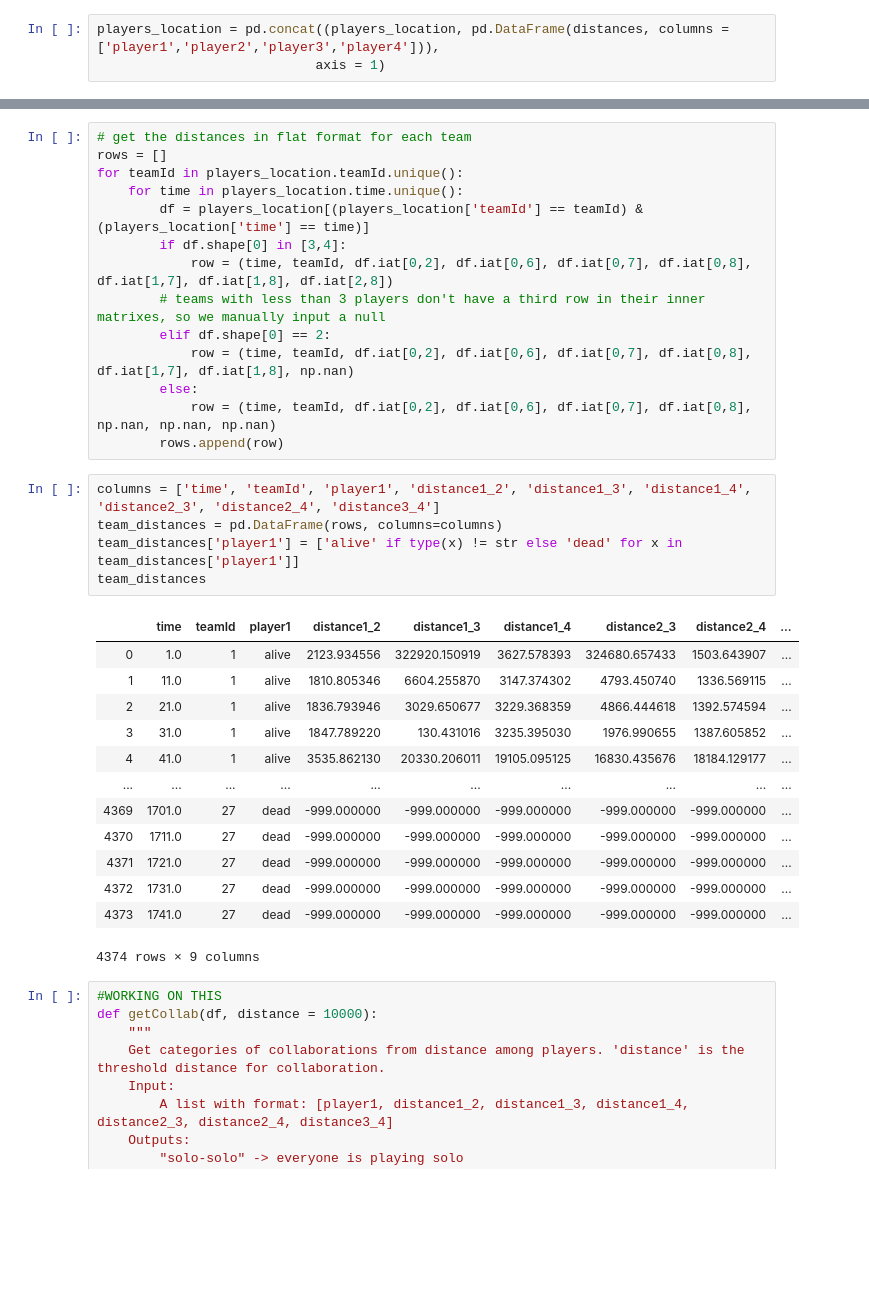
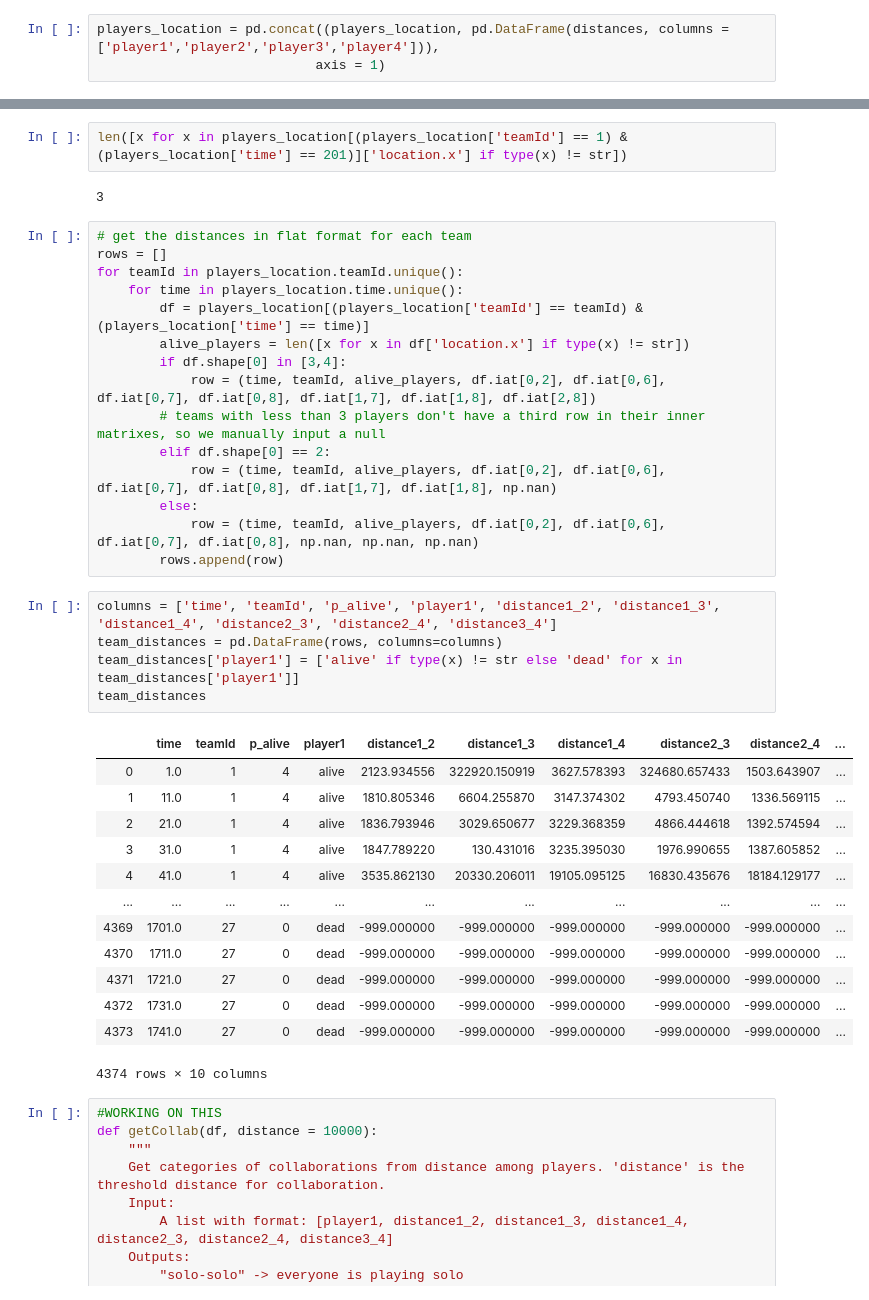
Before and after one commit to valerii-ginak/PUBG_Capstone, a Jupyter notebook: distance_info.ipynb, the cells around one changed output, grey strips where cells are left out. Saved outputs shown, nothing was run; the diff lists cells and outputs as text; blank space fills up the shorter version.

Commit message:
add n_alive variable
add a variable with the number of alive players on each team at the diferent times

```diff
--- a/distance_info.ipynb
+++ b/distance_info.ipynb
@@ -406,36 +414,41 @@ players_location = pd.concat((players_location, pd.DataFrame(distances, columns
+# %%
+len([x for x in players_location[(players_location['teamId'] == 1) & (players_location['time'] == 201)]['location.x'] if type(x) != str])
+# %% [output]
+3
 # %%
 # get the distances in flat format for each team
 rows = []
 for teamId in players_location.teamId.unique():
     for time in players_location.time.unique():
         df = players_location[(players_location['teamId'] == teamId) & (players_location['time'] == time)]
+        alive_players = len([x for x in df['location.x'] if type(x) != str])
         if df.shape[0] in [3,4]:
-            row = (time, teamId, df.iat[0,2], df.iat[0,6], df.iat[0,7], df.iat[0,8], df.iat[1,7], df.iat[1,8], df.iat[2,8])
+            row = (time, teamId, alive_players, df.iat[0,2], df.iat[0,6], df.iat[0,7], df.iat[0,8], df.iat[1,7], df.iat[1,8], df.iat[2,8])
         # teams with less than 3 players don't have a third row in their inner matrixes, so we manually input a null
         elif df.shape[0] == 2:
-            row = (time, teamId, df.iat[0,2], df.iat[0,6], df.iat[0,7], df.iat[0,8], df.iat[1,7], df.iat[1,8], np.nan)
+            row = (time, teamId, alive_players, df.iat[0,2], df.iat[0,6], df.iat[0,7], df.iat[0,8], df.iat[1,7], df.iat[1,8], np.nan)
         else:
-            row = (time, teamId, df.iat[0,2], df.iat[0,6], df.iat[0,7], df.iat[0,8], np.nan, np.nan, np.nan)
+            row = (time, teamId, alive_players, df.iat[0,2], df.iat[0,6], df.iat[0,7], df.iat[0,8], np.nan, np.nan, np.nan)
         rows.append(row)
 # %%
-columns = ['time', 'teamId', 'player1', 'distance1_2', 'distance1_3', 'distance1_4', 'distance2_3', 'distance2_4', 'distance3_4']
+columns = ['time', 'teamId', 'p_alive', 'player1', 'distance1_2', 'distance1_3', 'distance1_4', 'distance2_3', 'distance2_4', 'distance3_4']
 team_distances = pd.DataFrame(rows, columns=columns)
 team_distances['player1'] = ['alive' if type(x) != str else 'dead' for x in team_distances['player1']]
 team_distances
 # %% [output]
-|  | time | teamId | player1 | distance1_2 | distance1_3 | distance1_4 | distance2_3 | distance2_4 | ... |
-| 0 | 1.0 | 1 | alive | 2123.934556 | 322920.150919 | 3627.578393 | 324680.657433 | 1503.643907 | ... |
-| 1 | 11.0 | 1 | alive | 1810.805346 | 6604.255870 | 3147.374302 | 4793.450740 | 1336.569115 | ... |
-| 2 | 21.0 | 1 | alive | 1836.793946 | 3029.650677 | 3229.368359 | 4866.444618 | 1392.574594 | ... |
-| 3 | 31.0 | 1 | alive | 1847.789220 | 130.431016 | 3235.395030 | 1976.990655 | 1387.605852 | ... |
-| 4 | 41.0 | 1 | alive | 3535.862130 | 20330.206011 | 19105.095125 | 16830.435676 | 18184.129177 | ... |
-| ... | ... | ... | ... | ... | ... | ... | ... | ... | ... |
-| 4369 | 1701.0 | 27 | dead | -999.000000 | -999.000000 | -999.000000 | -999.000000 | -999.000000 | ... |
-| 4370 | 1711.0 | 27 | dead | -999.000000 | -999.000000 | -999.000000 | -999.000000 | -999.000000 | ... |
-| 4371 | 1721.0 | 27 | dead | -999.000000 | -999.000000 | -999.000000 | -999.000000 | -999.000000 | ... |
-| 4372 | 1731.0 | 27 | dead | -999.000000 | -999.000000 | -999.000000 | -999.000000 | -999.000000 | ... |
-| 4373 | 1741.0 | 27 | dead | -999.000000 | -999.000000 | -999.000000 | -999.000000 | -999.000000 | ... |
+|  | time | teamId | p_alive | player1 | distance1_2 | distance1_3 | distance1_4 | distance2_3 | distance2_4 | ... |
+| 0 | 1.0 | 1 | 4 | alive | 2123.934556 | 322920.150919 | 3627.578393 | 324680.657433 | 1503.643907 | ... |
+| 1 | 11.0 | 1 | 4 | alive | 1810.805346 | 6604.255870 | 3147.374302 | 4793.450740 | 1336.569115 | ... |
+| 2 | 21.0 | 1 | 4 | alive | 1836.793946 | 3029.650677 | 3229.368359 | 4866.444618 | 1392.574594 | ... |
+| 3 | 31.0 | 1 | 4 | alive | 1847.789220 | 130.431016 | 3235.395030 | 1976.990655 | 1387.605852 | ... |
+| 4 | 41.0 | 1 | 4 | alive | 3535.862130 | 20330.206011 | 19105.095125 | 16830.435676 | 18184.129177 | ... |
+| ... | ... | ... | ... | ... | ... | ... | ... | ... | ... | ... |
+| 4369 | 1701.0 | 27 | 0 | dead | -999.000000 | -999.000000 | -999.000000 | -999.000000 | -999.000000 | ... |
+| 4370 | 1711.0 | 27 | 0 | dead | -999.000000 | -999.000000 | -999.000000 | -999.000000 | -999.000000 | ... |
+| 4371 | 1721.0 | 27 | 0 | dead | -999.000000 | -999.000000 | -999.000000 | -999.000000 | -999.000000 | ... |
+| 4372 | 1731.0 | 27 | 0 | dead | -999.000000 | -999.000000 | -999.000000 | -999.000000 | -999.000000 | ... |
+| 4373 | 1741.0 | 27 | 0 | dead | -999.000000 | -999.000000 | -999.000000 | -999.000000 | -999.000000 | ... |
-4374 rows × 9 columns
+4374 rows × 10 columns
 # %%
 #WORKING ON THIS
 def getCollab(df, distance = 10000):
```
Also changed, not shown: parts of 2 cells of this notebook.
